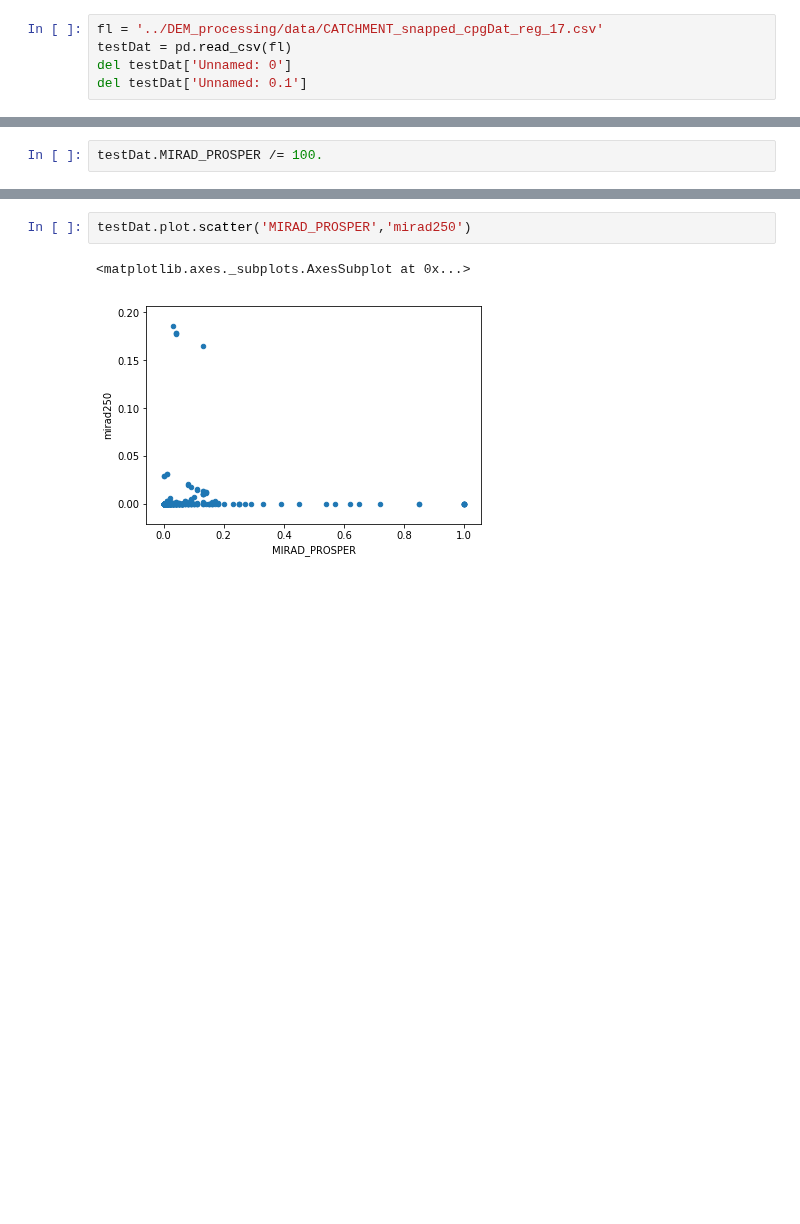
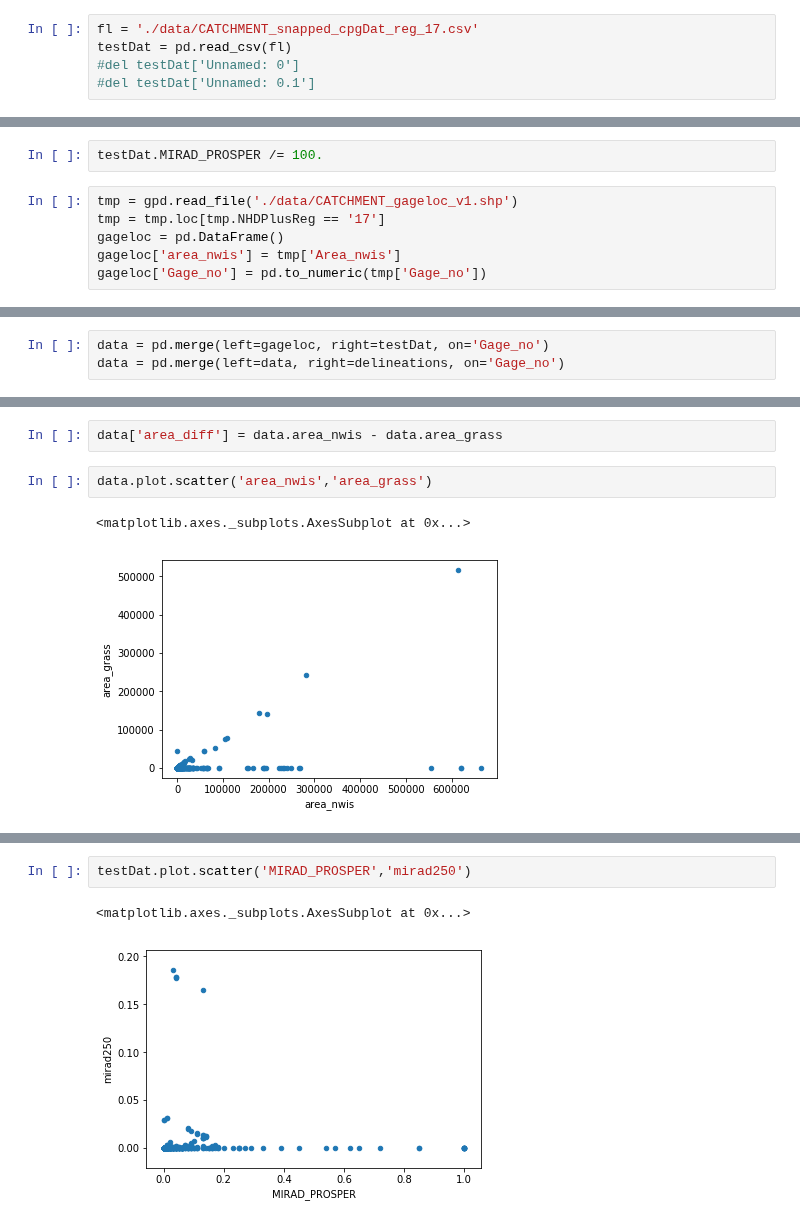
Before and after one commit to usgs/water-fcpg-tools, a Jupyter notebook: CPG_comparison.ipynb, the cells around one changed output, grey strips where cells are left out. Cells and saved outputs as stored; diff of their text form; blank space fills up the shorter version.

Commit message:
NWIS area comparison

```diff
--- a/CPG_comparison.ipynb
+++ b/CPG_comparison.ipynb
@@ -24,10 +73,10 @@ ds = gdal.Open(fl)
 gt = ds.GetGeoTransform()
 rb = ds.GetRasterBand(1)
 # %%
-fl = '../DEM_processing/data/CATCHMENT_snapped_cpgDat_reg_17.csv'
+fl = './data/CATCHMENT_snapped_cpgDat_reg_17.csv'
 testDat = pd.read_csv(fl)
-del testDat['Unnamed: 0']
-del testDat['Unnamed: 0.1']
+#del testDat['Unnamed: 0']
+#del testDat['Unnamed: 0.1']
 # %%
 testDat.head()
 # %% [output]
@@ -46,2 +92,8 @@ testDat['MIRAD_PROSPER'] = testDat.apply(get_val,gt = gt, rb = rb, axis = 1)
 # %%
 testDat.MIRAD_PROSPER /= 100.
+# %%
+tmp = gpd.read_file('./data/CATCHMENT_gageloc_v1.shp')
+tmp = tmp.loc[tmp.NHDPlusReg == '17']
+gageloc = pd.DataFrame()
+gageloc['area_nwis'] = tmp['Area_nwis']
+gageloc['Gage_no'] = pd.to_numeric(tmp['Gage_no'])
@@ -47,0 +109,3 @@ testDat.MIRAD_PROSPER /= 100.
+# %%
+data = pd.merge(left=gageloc, right=testDat, on='Gage_no')
+data = pd.merge(left=data, right=delineations, on='Gage_no')
@@ -47,0 +122,7 @@ testDat.MIRAD_PROSPER /= 100.
+# %%
+data['area_diff'] = data.area_nwis - data.area_grass
+# %%
+data.plot.scatter('area_nwis','area_grass')
+# %% [output]
+<matplotlib.axes._subplots.AxesSubplot at 0x...>
+[figure, added]
```
Also changed, not shown: parts of 17 cells of this notebook.
